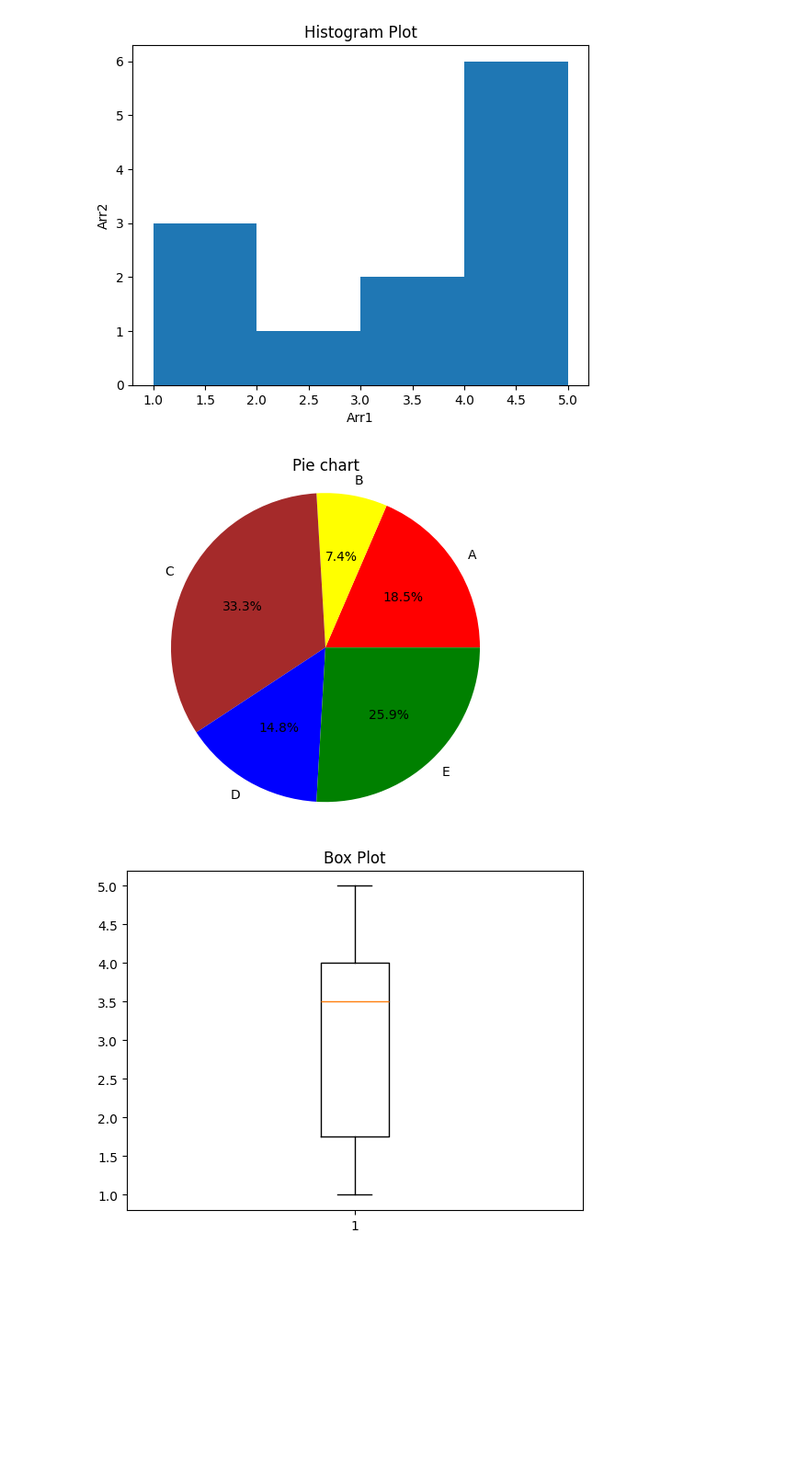
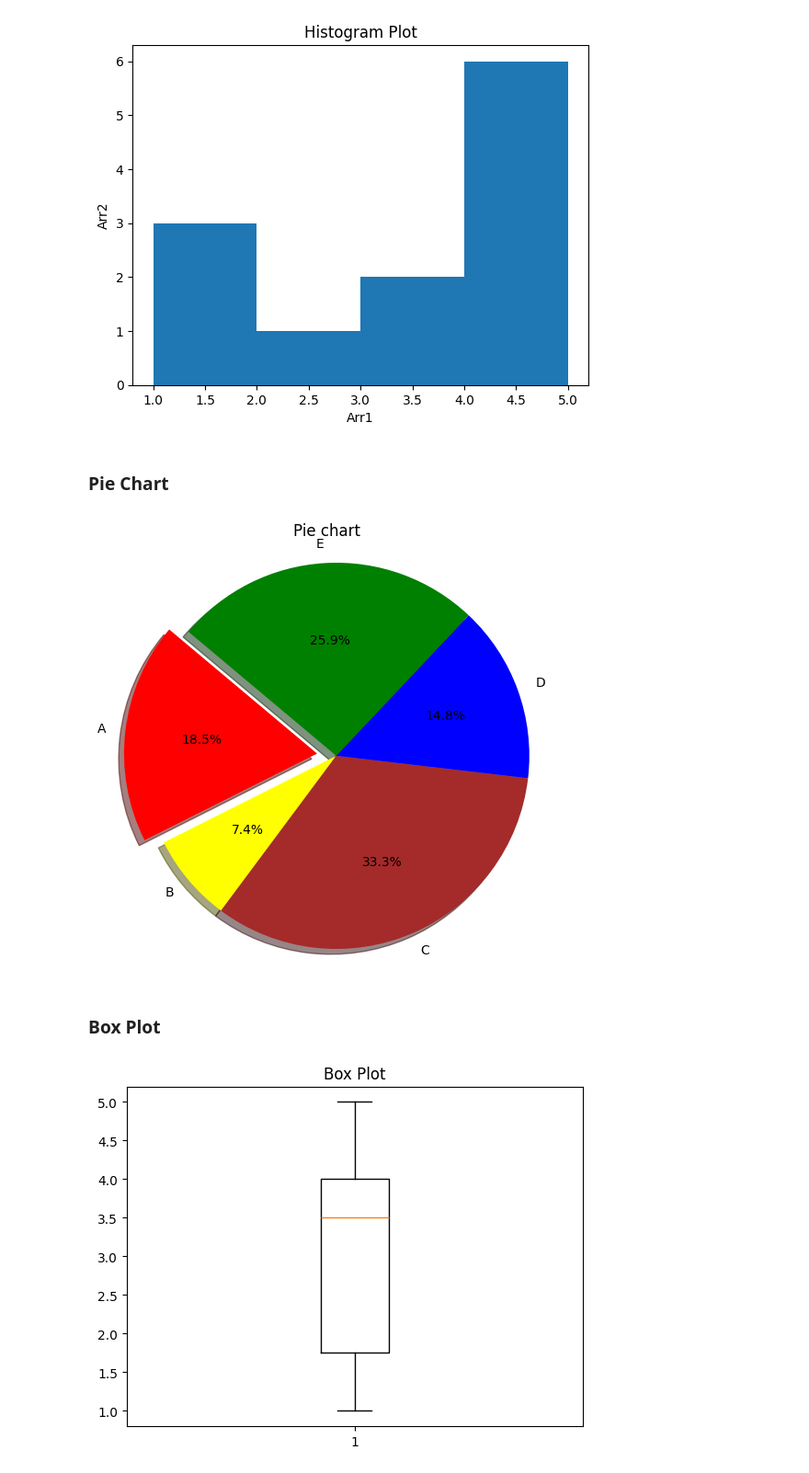
Before and after one commit to mr-prince-yadav/OJT-AI, a Jupyter notebook: Plotting.ipynb, the cells around one changed output. Shown: that part at 92% size. Saved outputs shown, nothing was run; the diff lists cells and outputs as text; code cells hidden in the pictures; blank space fills up the shorter version.

```diff
--- a/Plotting.ipynb
+++ b/Plotting.ipynb
@@ -63,14 +73,19 @@ plt.title("Histogram Plot")
 plt.show()
 # %% [output]
 [figure]
+# %% [markdown]
+### Pie Chart
 # %%
-plt.pie(x, labels=["A","B","C","D","E"],colors=["Red","Yellow","Brown","Blue","Green"], autopct='%1.1f%%')
+plt.figure(figsize=(6,6))
+explode=(0.1,0,0,0,0)
+plt.pie(x, labels=["A","B","C","D","E"],colors=["Red","Yellow","Brown","Blue","Green"], explode=explode, autopct='%1.1f%%', shadow=True, startangle=140)
 plt.title("Pie chart")
 plt.axis('equal')
-
 plt.show()
 # %% [output]
-[figure, old version]
+[figure, new version]
+# %% [markdown]
+### Box Plot
 # %%
 plt.boxplot(z)
 plt.title("Box Plot")
```
Also changed, not shown: parts of 11 cells of this notebook, 2 other files.
